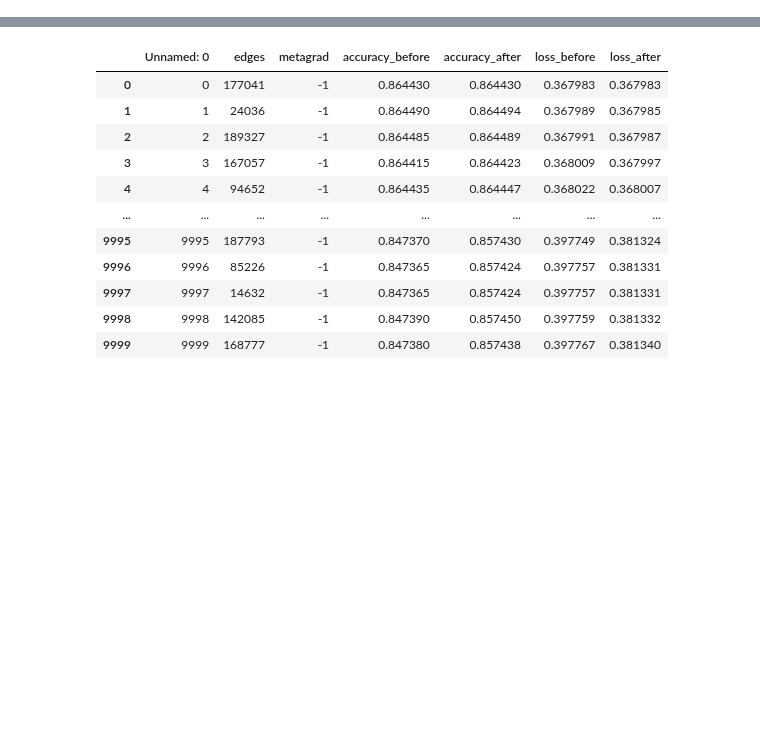
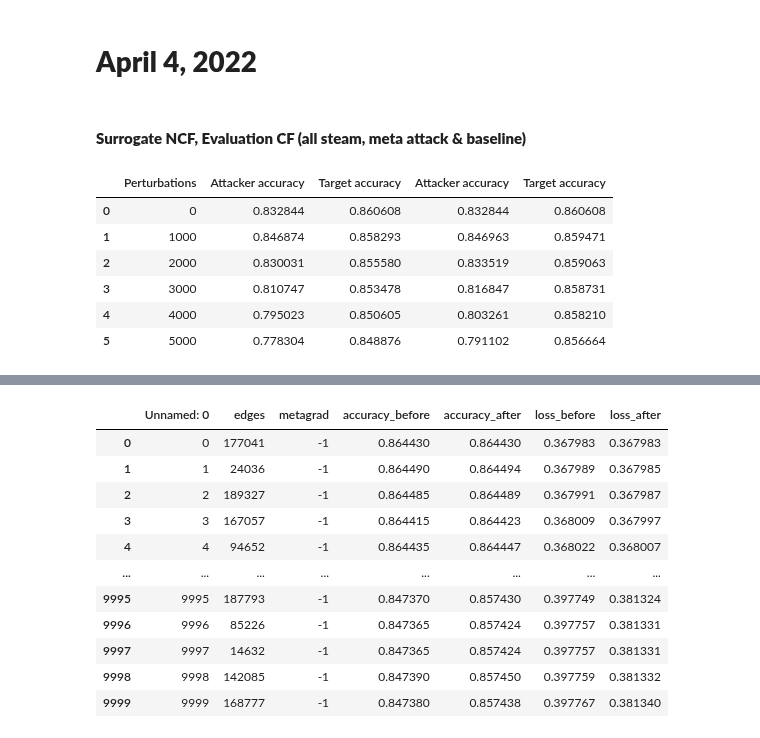
Before and after one commit to aravind-gk/RecSysAttack, a Jupyter notebook: check.ipynb, the cells around one changed output, grey strips where cells are left out. Cells and saved outputs as stored; diff of their text form; code cells hidden in the pictures; blank space fills up the shorter version.

Commit message:
explored weekly results and exported to latex

```diff
--- a/check.ipynb
+++ b/check.ipynb
@@ -19,3 +19,39 @@ import torch
 from torch.nn.parameter import Parameter
 from torch.nn.modules.module import Module
 from torch.utils.data import DataLoader, TensorDataset
+# %% [markdown]
+# **April 4, 2022**
+# %% [markdown]
+#### **Surrogate NCF, Evaluation CF (all steam, meta attack & baseline)**
+# %%
+# filenames
+meta_file = 'results/steam/perturbations_surrogateNCF_evalCF_meta_Delta=5000_T=500_LR=40_Factors=64_auto_r.csv'
+base_file = 'results/steam/perturbations_surrogateNCF_evalCF_baseline_Delta=5000_T=500_LR=40_Factors=64_auto_r.csv'
+# %%
+meta = pd.read_csv(meta_file)
+base = pd.read_csv(base_file)
+
+meta.drop(columns=['Unnamed: 0'], inplace=True)
+base.drop(columns=['Unnamed: 0'], inplace=True)
+
+meta = meta.append(pd.DataFrame(index = ['5000'], data = meta.tail(1).values, columns = meta.columns))
+base = base.append(pd.DataFrame(index = ['5000'], data = base.tail(1).values, columns = base.columns))
+
+meta = meta[::1000][['accuracy_before', 'accuracy_before_eval']]
+meta.columns = ['Attacker accuracy', 'Target accuracy']
+
+base = base[::1000][['accuracy_before', 'accuracy_before_eval']]
+base.columns = ['Attacker accuracy', 'Target accuracy']
+# %%
+table = pd.concat([meta, base], axis=1)
+table.reset_index(inplace=True)
+table.rename(columns={'index': 'Perturbations'}, inplace=True)
+table
+# %% [output]
+|  | Perturbations | Attacker accuracy | Target accuracy | Attacker accuracy | Target accuracy |
+| 0 | 0 | 0.832844 | 0.860608 | 0.832844 | 0.860608 |
+| 1 | 1000 | 0.846874 | 0.858293 | 0.846963 | 0.859471 |
+| 2 | 2000 | 0.830031 | 0.855580 | 0.833519 | 0.859063 |
+| 3 | 3000 | 0.810747 | 0.853478 | 0.816847 | 0.858731 |
+| 4 | 4000 | 0.795023 | 0.850605 | 0.803261 | 0.858210 |
+| 5 | 5000 | 0.778304 | 0.848876 | 0.791102 | 0.856664 |
```
Also changed, not shown: parts of 32 cells of this notebook.
